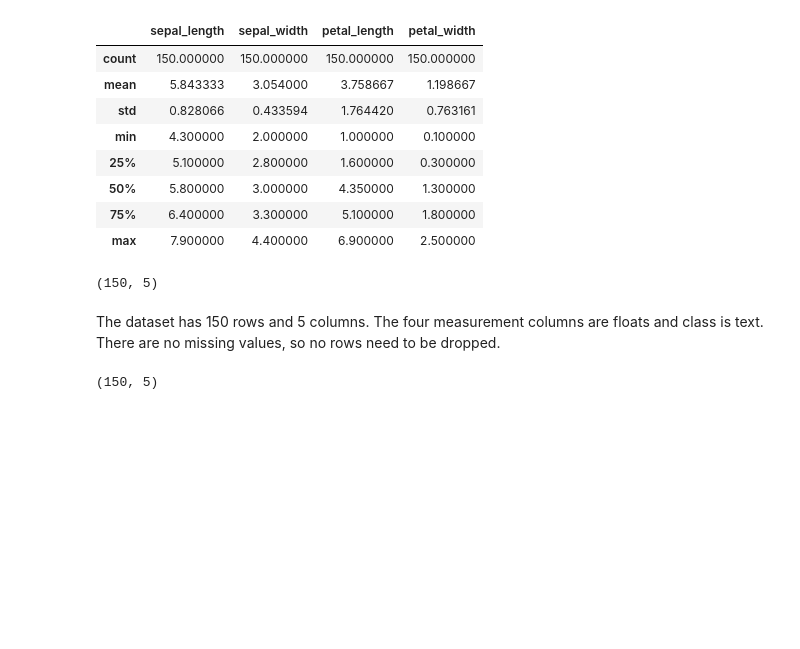
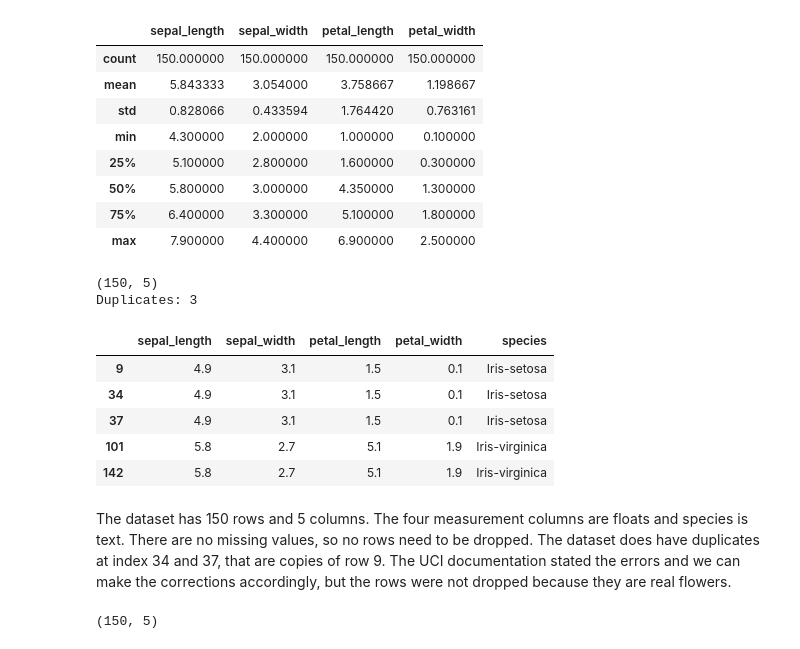
Before and after one commit to HKaurp27/iris-analysis-groupA, a Jupyter notebook: PythonFiles/elsh_iris_project.ipynb, the cells around one changed output. Saved outputs shown, nothing was run; the diff lists cells and outputs as text; code cells hidden in the pictures; blank space fills up the shorter version.

```diff
--- a/PythonFiles/elsh_iris_project.ipynb
+++ b/PythonFiles/elsh_iris_project.ipynb
@@ -192,15 +213,25 @@ dtype: int64
 # %%
 df = df.dropna()
 df["species"] = df["species"].str.strip()
 
 print(df.shape)   # is still (150, 5) if the data was already clean
 
 # index=False stops pandas from adding an extra column of row numbers
 df.to_csv("iris_cleaned.csv", index=False)
+
+print("Duplicates:", df.duplicated().sum())
+df[df.duplicated(keep=False)]
 # %% [output]
 (150, 5)
+Duplicates: 3
+|  | sepal_length | sepal_width | petal_length | petal_width | species |
+| 9 | 4.9 | 3.1 | 1.5 | 0.1 | Iris-setosa |
+| 34 | 4.9 | 3.1 | 1.5 | 0.1 | Iris-setosa |
+| 37 | 4.9 | 3.1 | 1.5 | 0.1 | Iris-setosa |
+| 101 | 5.8 | 2.7 | 5.1 | 1.9 | Iris-virginica |
+| 142 | 5.8 | 2.7 | 5.1 | 1.9 | Iris-virginica |
 # %% [markdown]
-The dataset has 150 rows and 5 columns. The four measurement columns are floats and class is text. There are no missing values, so no rows need to be dropped.
+The dataset has 150 rows and 5 columns. The four measurement columns are floats and species is text. There are no missing values, so no rows need to be dropped. The dataset does have duplicates at index 34 and 37, that are copies of row 9. The UCI documentation stated the errors and we can make the corrections accordingly, but the rows were not dropped because they are real flowers.
 # %%
 check = pd.read_csv("iris_cleaned.csv")
 print(check.shape)
```
Also changed, not shown: parts of 27 cells of this notebook.
